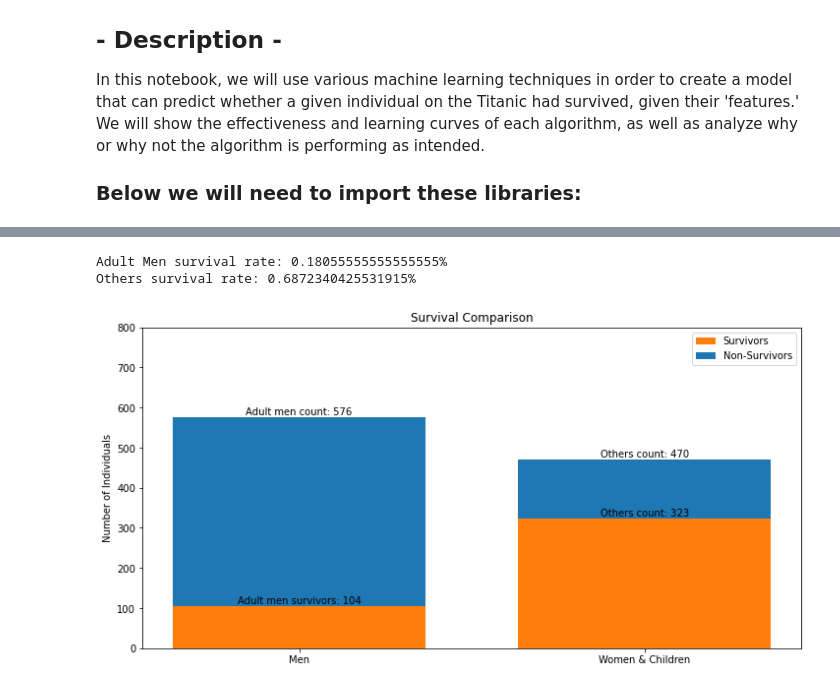
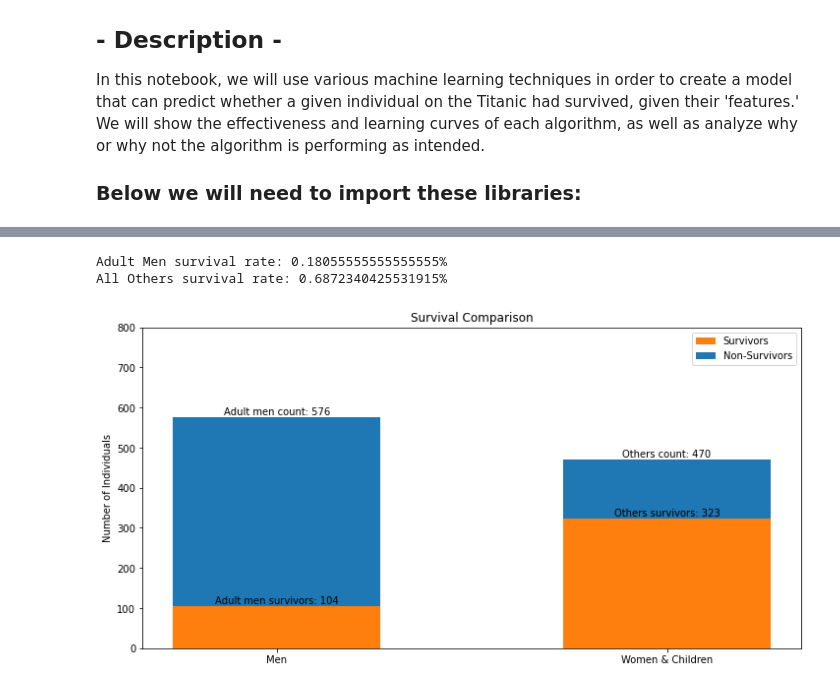
Before and after one commit to jventura1738/COSC311, a Jupyter notebook: Project3_Titanic/Titanic_Analysis.ipynb, the cells around one changed output, grey strips where cells are left out. Saved outputs shown, nothing was run; the diff lists cells and outputs as text; code cells hidden in the pictures.

```diff
--- a/Project3_Titanic/Titanic_Analysis.ipynb
+++ b/Project3_Titanic/Titanic_Analysis.ipynb
@@ -14,6 +14,7 @@ In this notebook, we will use various machine learning techniques in order to cr
 """ Basic Data-Science / Machine Learning Libraries: """
 import numpy as np  # Typical numpy as np.
 import pandas as pd  # Dataframes library.
+import seaborn as sn  # Another usefull lib.
 import numpy.linalg as la  # Linear Alg np.
 import matplotlib.pyplot as plt  # Plotting.
 from scipy import stats  # For simple stats.
@@ -23,8 +24,11 @@ from timeit import default_timer as timer # start = timer(), end = timer()
 from KNN_Model import knn_vector, kNN_Model
 kvect, kmodel = knn_vector, kNN_Model
 
-""" Import the Titanic Dataset """
+""" Import and clean the Titanic Dataset """
 titanic = pd.read_csv('titanic_data.csv')  # Reads data nicely.
+titanic.replace({'age': {'?': np.nan}}, regex=False,inplace=True)
+titanic.replace({'fare': {'?': np.nan}}, regex=False,inplace=True)
+titanic[['age', 'fare']] = titanic[['age', 'fare']].astype(float)
 print('(Row, Col) of Titanic Data =', titanic.shape)
 titanic.head(5) # Print the first 5 entries.
 # %% [output]
@@ -73,7 +97,7 @@ total_men = int(men_survive.sum())
 total_other = int(others_survive.sum())
 men_survived = int(men_survive[['age']].to_numpy()[1])
 others_survived = int(others_survive[['age']].to_numpy()[1])
-width = 0.55
+width = 0.40
 
 # Plot the results:
 totals_plot = plt.bar(groups, (total_men, total_other), width, )
@@ -101,33 +125,33 @@ plt.annotate(
 plt.annotate(
             f'Others count: {total_other}',
             (0.75, total_other),
             xytext=(0, 1),
             textcoords="offset points",
             ha='center',
             va='bottom')
 
 # Numerate the survivor count for all others.
 plt.annotate(
-            f'Others count: {others_survived}',
+            f'Others survivors: {others_survived}',
             (0.75, others_survived),
             xytext=(0, 1),
             textcoords="offset points",
             ha='center',
             va='bottom')
 
 # Decorate the graph.
 plt.rcParams['figure.figsize'] = [12, 6]
 plt.ylabel('Number of Individuals')
 plt.title('Survival Comparison')
 plt.xticks(groups, ('Men', 'Women & Children'))
 plt.yticks(np.arange(0, 855, 100))
 plt.legend((survivor_plot[0], totals_plot[0]), ('Survivors', 'Non-Survivors'))
 
 # Log details:
 print(f'Adult Men survival rate: {men_survived/total_men}%')
 print(f'All Others survival rate: {others_survived/total_other}%')
 pass
 # %% [output]
 Adult Men survival rate: 0.18055555555555555%
-Others survival rate: 0.6872340425531915%
+All Others survival rate: 0.6872340425531915%
-[figure, old version]
+[figure, new version]
```
Also changed, not shown: parts of 4 cells of this notebook.
